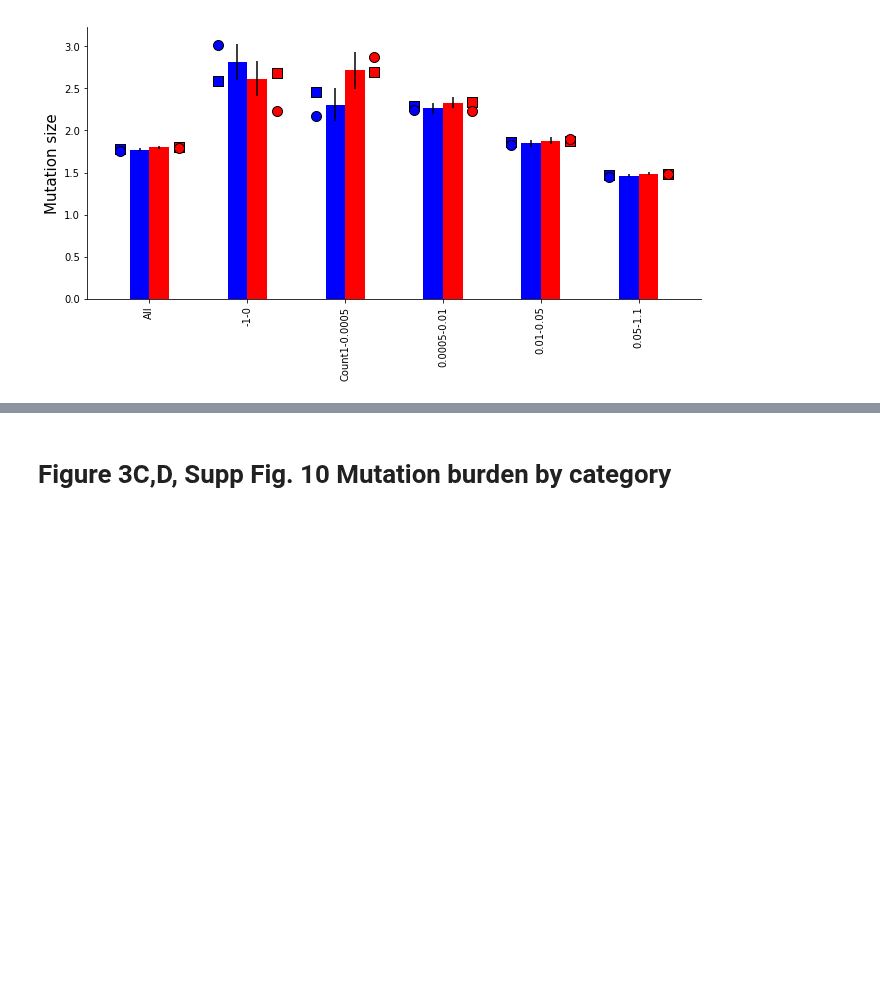
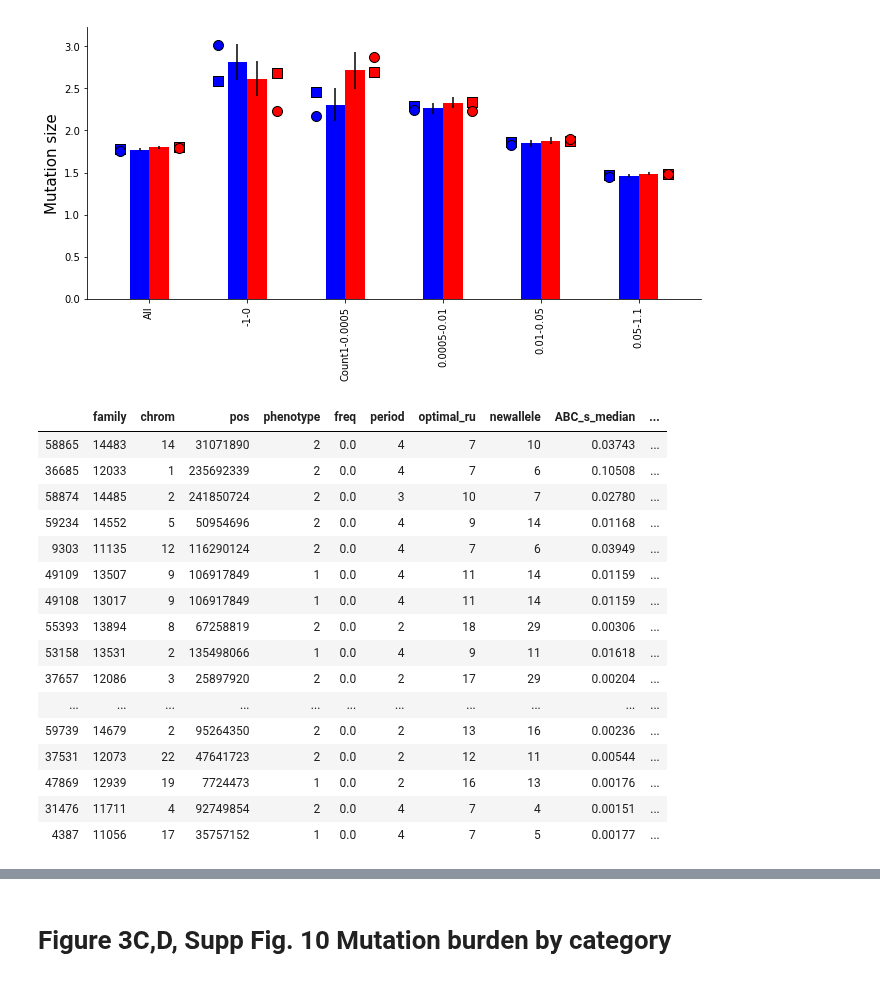
Before and after one commit to gymreklab/ssc-denovos-paper, a Jupyter notebook: figure-notebooks/Mitra_etal_Figure3.ipynb, the cells around one changed output, grey strips where cells are left out. Cells and saved outputs as stored; diff of their text form; code cells hidden in the pictures; blank space fills up the shorter version.

```diff
--- a/figure-notebooks/Mitra_etal_Figure3.ipynb
+++ b/figure-notebooks/Mitra_etal_Figure3.ipynb
@@ -577,5 +577,26 @@ OR high - female: [1.06787582 1.59878626 1.37836842 1.06075955 1.09435522 1.0779
 [figure]
 [figure]
 [figure]
+# %%
+seldata["mut_selection"] = seldata.apply(lambda x: 1-x["ABC_s_median"]*abs(x["optimal_ru"]-x["newallele"]), 1)
+seldata[(seldata["freq"]==0) & (seldata["LRT_p_value"]<0.05)].sort_values("mut_selection")[["family","chrom","pos","phenotype","freq","period","optimal_ru","newallele","ABC_s_median","mut_selection","LRT_p_value"]]
+# %% [output]
+|  | family | chrom | pos | phenotype | freq | period | optimal_ru | newallele | ABC_s_median | ... |
+| 58865 | 14483 | 14 | 31071890 | 2 | 0.0 | 4 | 7 | 10 | 0.03743 | ... |
+| 36685 | 12033 | 1 | 235692339 | 2 | 0.0 | 4 | 7 | 6 | 0.10508 | ... |
+| 58874 | 14485 | 2 | 241850724 | 2 | 0.0 | 3 | 10 | 7 | 0.02780 | ... |
+| 59234 | 14552 | 5 | 50954696 | 2 | 0.0 | 4 | 9 | 14 | 0.01168 | ... |
+| 9303 | 11135 | 12 | 116290124 | 2 | 0.0 | 4 | 7 | 6 | 0.03949 | ... |
+| 49109 | 13507 | 9 | 106917849 | 1 | 0.0 | 4 | 11 | 14 | 0.01159 | ... |
+| 49108 | 13017 | 9 | 106917849 | 1 | 0.0 | 4 | 11 | 14 | 0.01159 | ... |
+| 55393 | 13894 | 8 | 67258819 | 2 | 0.0 | 2 | 18 | 29 | 0.00306 | ... |
+| 53158 | 13531 | 2 | 135498066 | 1 | 0.0 | 4 | 9 | 11 | 0.01618 | ... |
+| 37657 | 12086 | 3 | 25897920 | 2 | 0.0 | 2 | 17 | 29 | 0.00204 | ... |
+| ... | ... | ... | ... | ... | ... | ... | ... | ... | ... | ... |
+| 59739 | 14679 | 2 | 95264350 | 2 | 0.0 | 2 | 13 | 16 | 0.00236 | ... |
+| 37531 | 12073 | 22 | 47641723 | 2 | 0.0 | 2 | 12 | 11 | 0.00544 | ... |
+| 47869 | 12939 | 19 | 7724473 | 1 | 0.0 | 2 | 16 | 13 | 0.00176 | ... |
+| 31476 | 11711 | 4 | 92749854 | 2 | 0.0 | 4 | 7 | 4 | 0.00151 | ... |
+| 4387 | 11056 | 17 | 35757152 | 1 | 0.0 | 4 | 7 | 5 | 0.00177 | ... |
 # %%
 # Try to add Bonnie's scores
```
Also changed, not shown: parts of 2 cells of this notebook.
